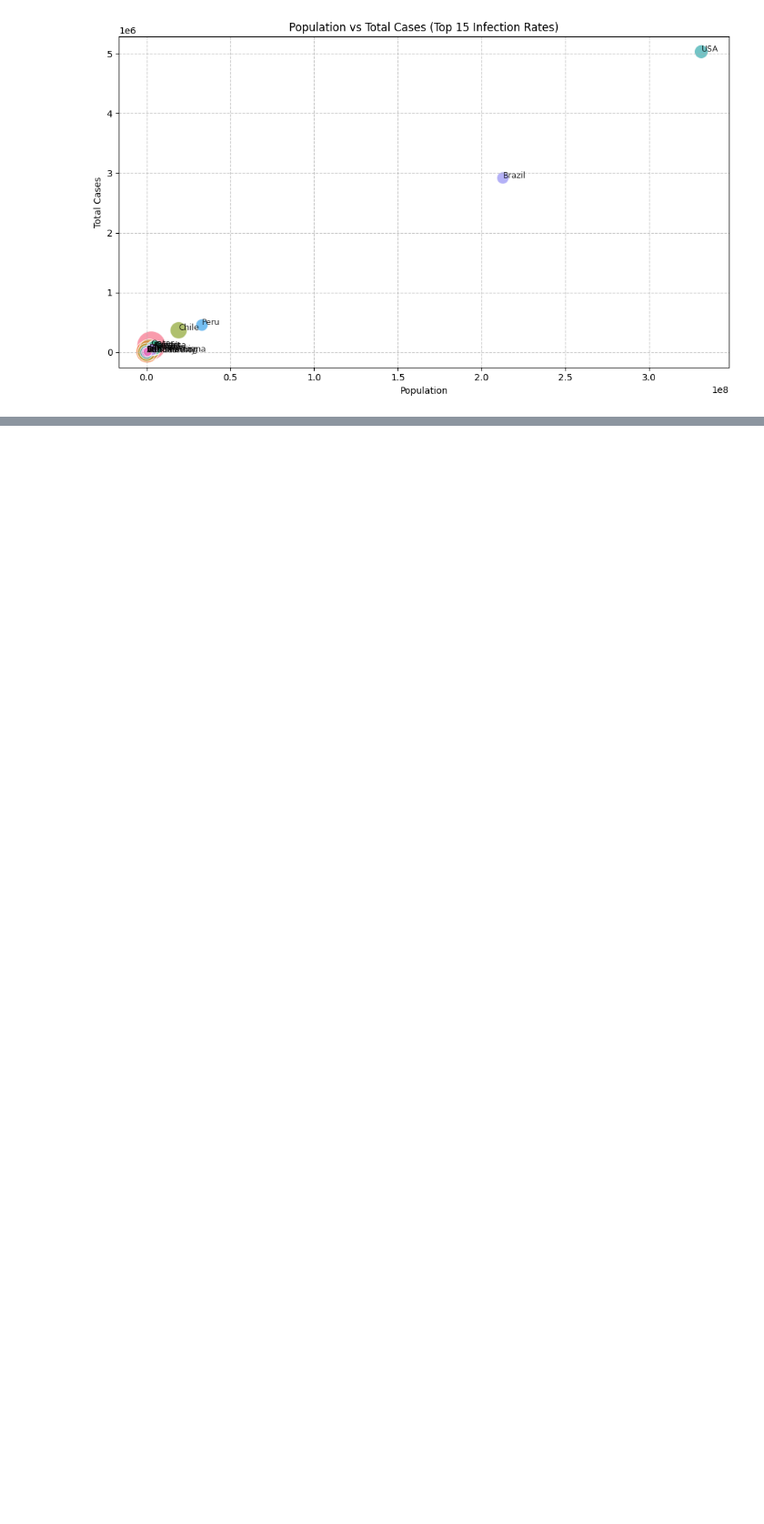
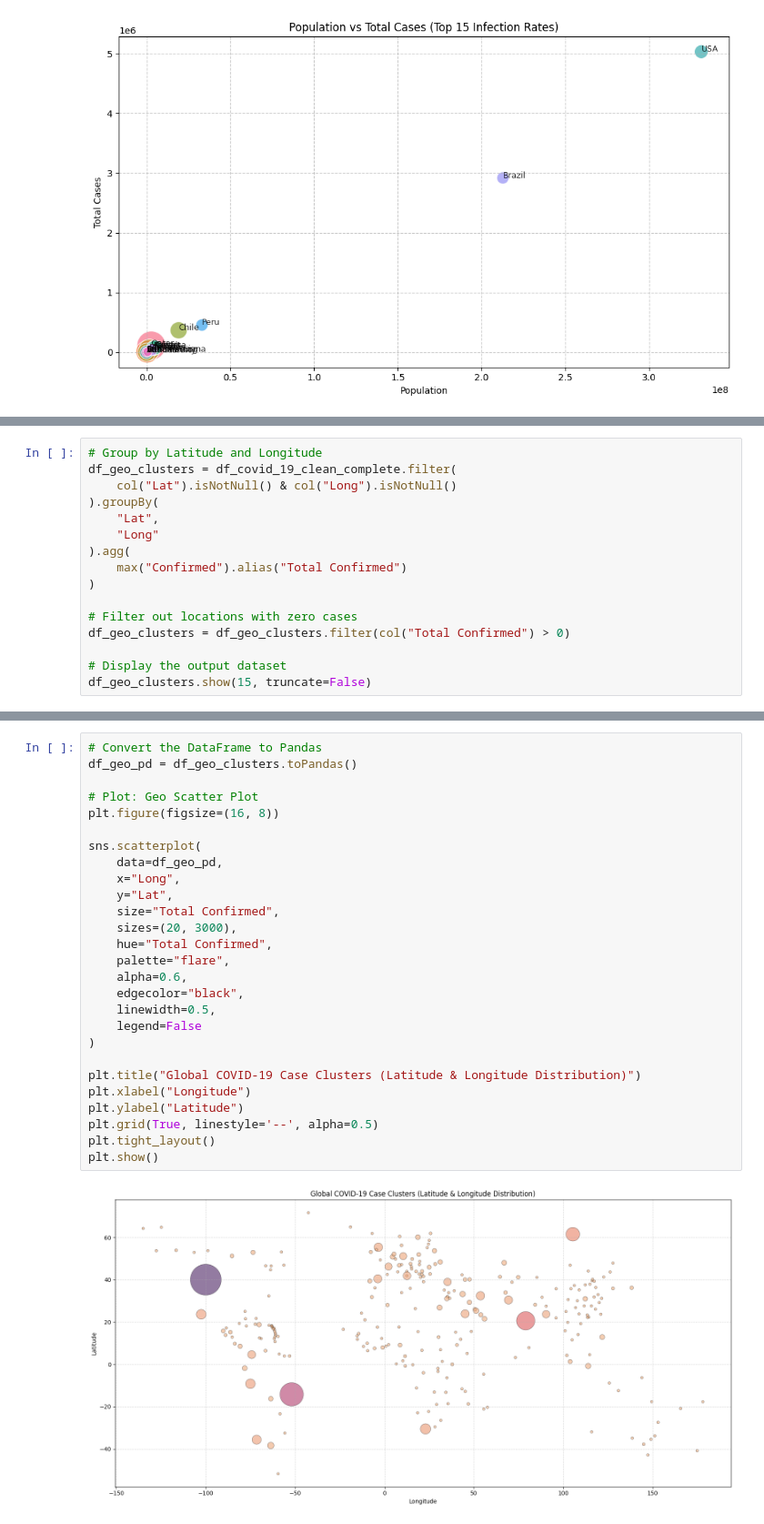
Before and after one commit to anshkhare1607-web/CovidPySpark, a Jupyter notebook: main.ipynb, the cells around one changed output, grey strips where cells are left out. Shown at 91% size. Drawn from its saved outputs; the diff is of its cells as text; blank space fills up the shorter version.

```diff
--- a/main.ipynb
+++ b/main.ipynb
@@ -1170,0 +1234,16 @@ plt.show()
+# %%
+# Group by Latitude and Longitude
+df_geo_clusters = df_covid_19_clean_complete.filter(
+    col("Lat").isNotNull() & col("Long").isNotNull()
+).groupBy(
+    "Lat",
+    "Long"
+).agg(
+    max("Confirmed").alias("Total Confirmed")
+)
+
+# Filter out locations with zero cases
+df_geo_clusters = df_geo_clusters.filter(col("Total Confirmed") > 0)
+
+# Display the output dataset
+df_geo_clusters.show(15, truncate=False)
@@ -1170,0 +1271,29 @@ plt.show()
+# %%
+# Convert the DataFrame to Pandas
+df_geo_pd = df_geo_clusters.toPandas()
+
+# Plot: Geo Scatter Plot
+plt.figure(figsize=(16, 8))
+
+sns.scatterplot(
+    data=df_geo_pd,
+    x="Long",
+    y="Lat",
+    size="Total Confirmed",
+    sizes=(20, 3000),
+    hue="Total Confirmed",
+    palette="flare",
+    alpha=0.6,
+    edgecolor="black",
+    linewidth=0.5,
+    legend=False
+)
+
+plt.title("Global COVID-19 Case Clusters (Latitude & Longitude Distribution)")
+plt.xlabel("Longitude")
+plt.ylabel("Latitude")
+plt.grid(True, linestyle='--', alpha=0.5)
+plt.tight_layout()
+plt.show()
+# %% [output]
+[figure, added]
```
Also changed, not shown: parts of 6 cells of this notebook.
